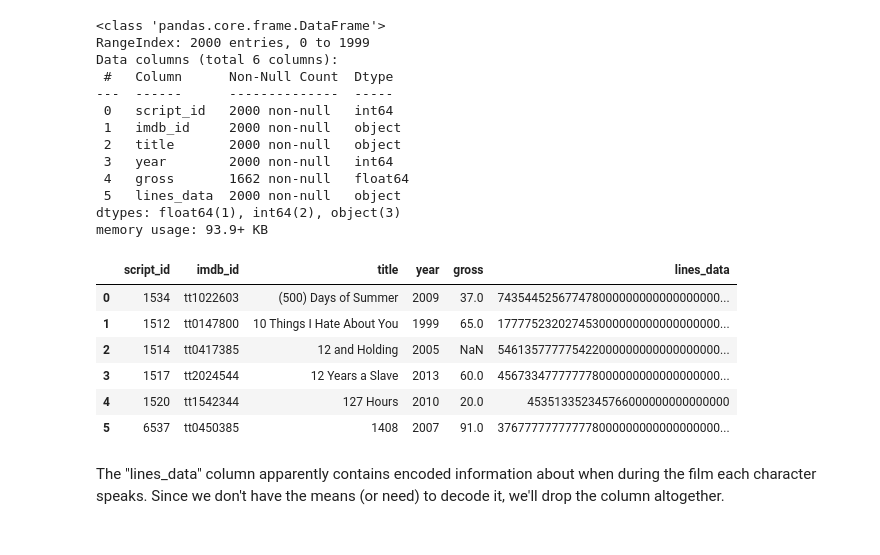
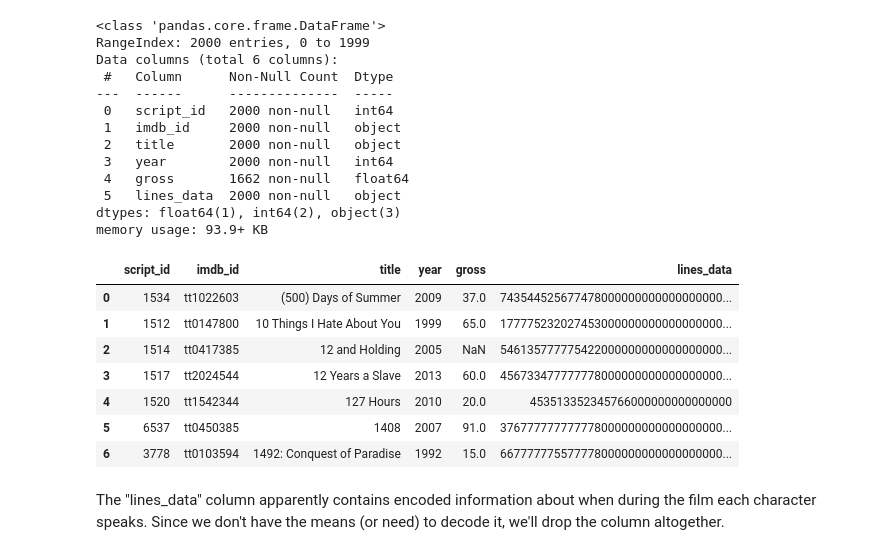
Before and after one commit to Ramya152/I501-labs-and-pair-problems, a Jupyter notebook: lab_4/lab_4-2 (1).ipynb, the cells around one changed output. Drawn from its saved outputs; the diff is of its cells as text; code cells hidden in the pictures.

```diff
--- a/lab_4/lab_4-2 (1).ipynb
+++ b/lab_4/lab_4-2 (1).ipynb
@@ -63,15 +55,16 @@ Data columns (total 6 columns):
 dtypes: float64(1), int64(2), object(3)
 memory usage: 93.9+ KB
 # %%
-df_metadata.head(6)
+df_metadata.head(7)
 # %% [output]
 |  | script_id | imdb_id | title | year | gross | lines_data |
 | 0 | 1534 | tt1022603 | (500) Days of Summer | 2009 | 37.0 | 743544525677478000000000000000000... |
 | 1 | 1512 | tt0147800 | 10 Things I Hate About You | 1999 | 65.0 | 177775232027453000000000000000000... |
 | 2 | 1514 | tt0417385 | 12 and Holding | 2005 | NaN | 546135777775422000000000000000000... |
 | 3 | 1517 | tt2024544 | 12 Years a Slave | 2013 | 60.0 | 456733477777778000000000000000000... |
 | 4 | 1520 | tt1542344 | 127 Hours | 2010 | 20.0 | 453513352345766000000000000000 |
 | 5 | 6537 | tt0450385 | 1408 | 2007 | 91.0 | 376777777777778000000000000000000... |
+| 6 | 3778 | tt0103594 | 1492: Conquest of Paradise | 1992 | 15.0 | 667777775577778000000000000000000... |
 # %% [markdown]
 The "lines_data" column apparently contains encoded information about when during the film each character speaks. Since we don't have the means (or need) to decode it, we'll drop the column altogether.
 # %%
```
Also changed, not shown: parts of 9 cells of this notebook, 1 other file.
